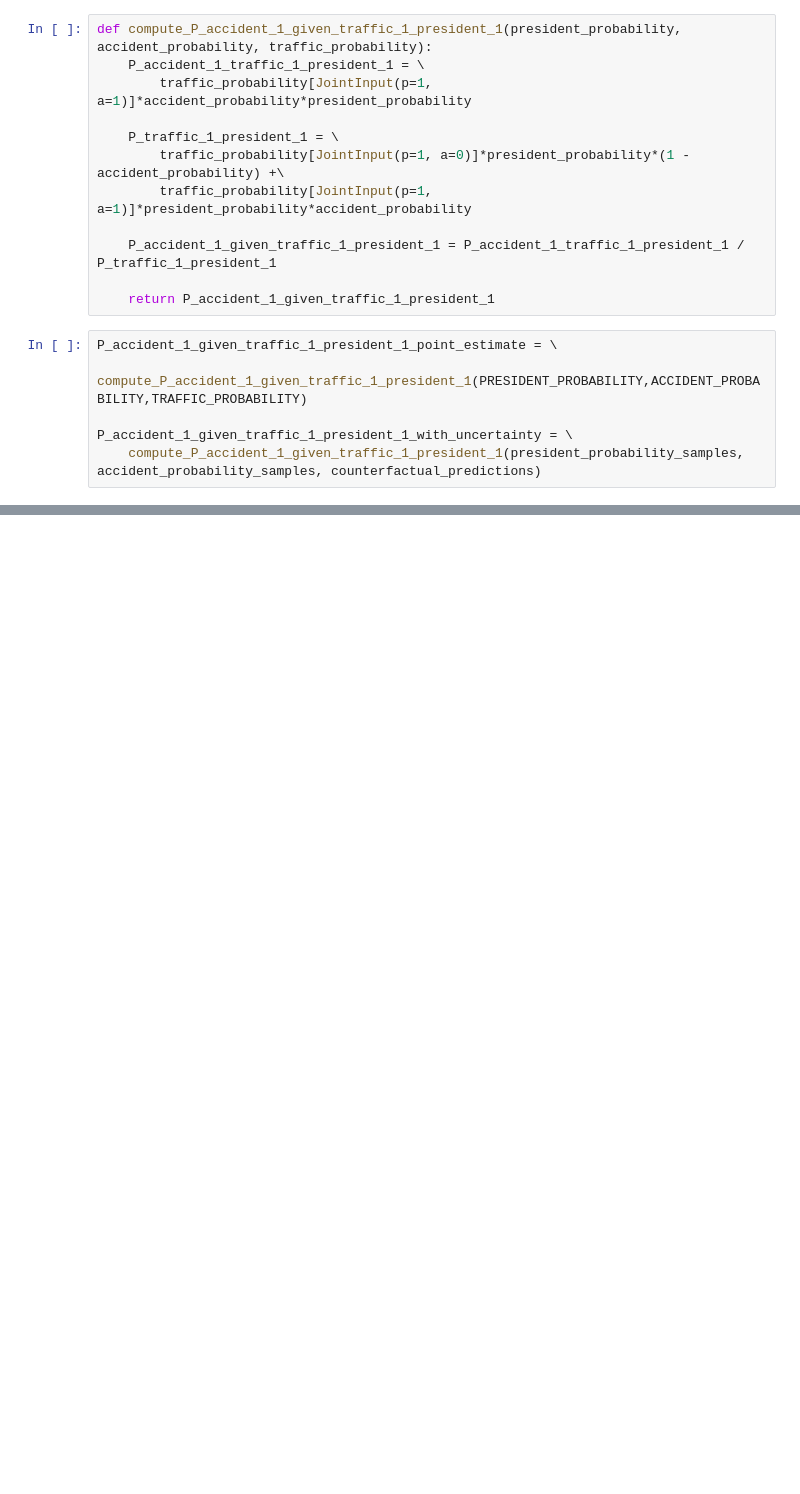
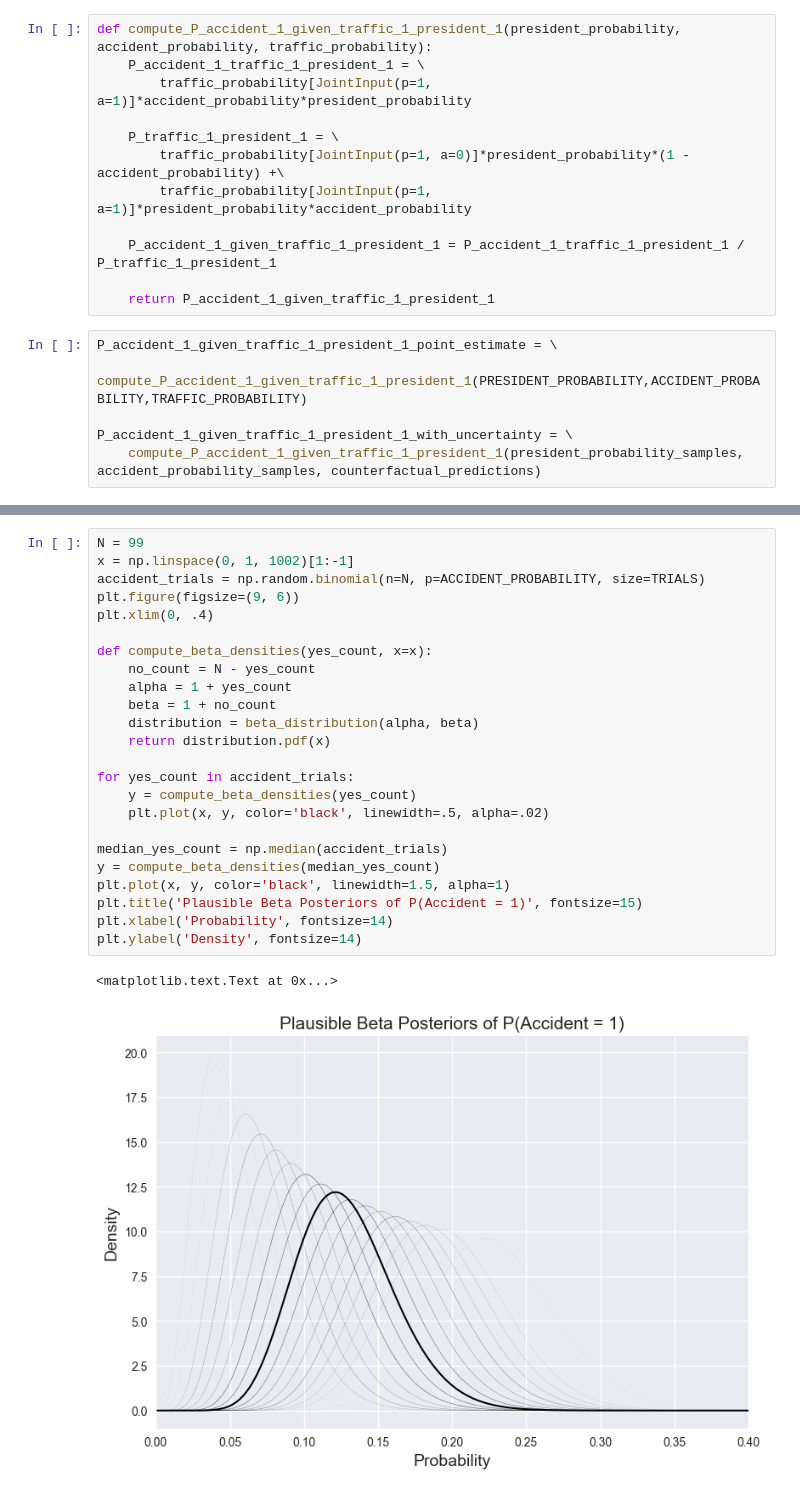
Before and after one commit to cavaunpeu/intercausal-reasoning, a Jupyter notebook: intercausal_reasoning.ipynb, the cells around one changed output, grey strips where cells are left out. Saved outputs shown, nothing was run; the diff lists cells and outputs as text; blank space fills up the shorter version.

Commit message:
simulate 100 plausible beta posteriors for P(Accident = 1)

```diff
--- a/intercausal_reasoning.ipynb
+++ b/intercausal_reasoning.ipynb
@@ -267,0 +269,27 @@ plt.legend()
+# %%
+N = 99
+x = np.linspace(0, 1, 1002)[1:-1]
+accident_trials = np.random.binomial(n=N, p=ACCIDENT_PROBABILITY, size=TRIALS)
+plt.figure(figsize=(9, 6))
+plt.xlim(0, .4)
+
+def compute_beta_densities(yes_count, x=x):
+    no_count = N - yes_count
+    alpha = 1 + yes_count
+    beta = 1 + no_count
+    distribution = beta_distribution(alpha, beta)
+    return distribution.pdf(x)
+
+for yes_count in accident_trials:
+    y = compute_beta_densities(yes_count)
+    plt.plot(x, y, color='black', linewidth=.5, alpha=.02)
+
+median_yes_count = np.median(accident_trials)
+y = compute_beta_densities(median_yes_count)
+plt.plot(x, y, color='black', linewidth=1.5, alpha=1)
+plt.title('Plausible Beta Posteriors of P(Accident = 1)', fontsize=15)
+plt.xlabel('Probability', fontsize=14)
+plt.ylabel('Density', fontsize=14)
+# %% [output]
+<matplotlib.text.Text at 0x...>
+[figure, added]
```
Also changed, not shown: parts of 8 cells of this notebook.
